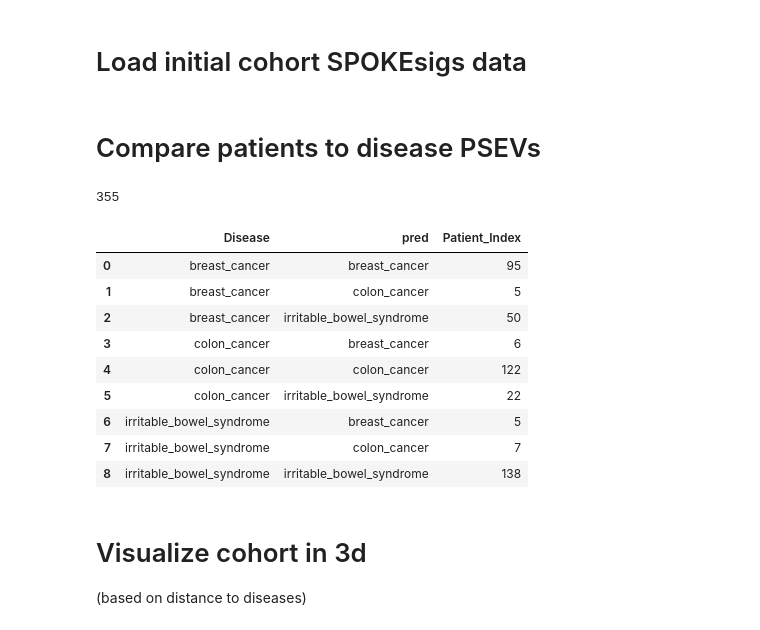
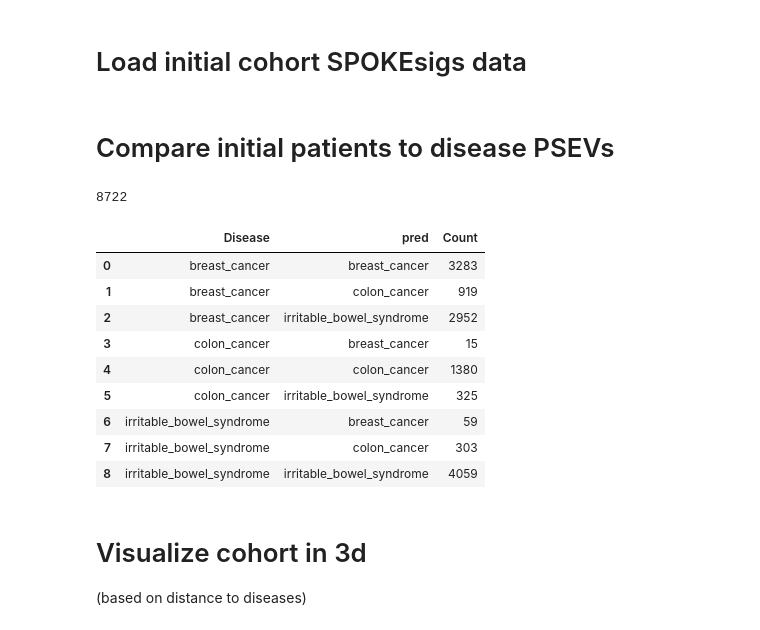
Before and after one commit to BaranziniLab/SPOKEsig-Workshop, a Jupyter notebook: code/patient_spoke_sig_analysis.ipynb, the cells around one changed output. Drawn from its saved outputs; the diff is of its cells as text; code cells hidden in the pictures.

```diff
--- a/code/patient_spoke_sig_analysis.ipynb
+++ b/code/patient_spoke_sig_analysis.ipynb
@@ -53,7 +47,5 @@ loading Disease PSEVs for workshop ...
 # Load initial cohort
 # %%
 example_cohort = pd.read_csv(int_cohort_filename, sep='\t', header=0, index_col=False)
-example_cohort.loc[:,'label'] = example_cohort.Disease.map(dict(zip(diseases, np.arange(len(diseases)))))
-example_cohort = example_cohort.replace(dict(zip(diseases, disease_names)))
 example_cohort.head()
 # %% [output]
@@ -82,27 +68,0 @@ example_cohort.head()
-# %%
-def load_or_make_spokesig_mean_std_dist(node_info_df, example_cohort, diseases, disease_names, load_data=True):
-    if load_data == False:
-        # load spoke sigs
-        spoke_sigs = np.load(int_spoke_sig_filename, allow_pickle=False)
-        mean_sig = np.mean(spoke_sigs, axis=0)
-        # get mean of SPOKEsigs
-        np.save(mean_sig_file, mean_sig, allow_pickle=False)
-        # get std of SPOKEsigs
-        std_sig = np.std(spoke_sigs, axis=0)
-        np.save(std_sig_file, std_sig, allow_pickle=False)
-        # convert to z score (saving mean and std)
-        spoke_sigs = np.nan_to_num((spoke_sigs-mean_sig)/std_sig)
-        # create distance matrix
-        patient_to_disease_dist = cdist(spoke_sigs, psev_matrix, metric='cosine')
-        np.save(patient_to_disease_dist_file, patient_to_disease_dist, allow_pickle=False)
-        # mean node value per disease
-        mean_node_val_df = node_info_df.drop_duplicates()
-        for disease, name in zip(diseases, disease_names):
-            mean_node_val_df.loc[:,name] = np.mean(spoke_sigs[example_cohort[example_cohort.Disease==disease].Patient_Index.values], axis=0)
-        del spoke_sigs
-        mean_node_val_df.to_csv('mean_node_val_df.tsv', sep='\t', header=True, index=False)
-    else:
-        mean_sig = np.load(mean_sig_file, allow_pickle=False)
-        std_sig = np.load(std_sig_file, allow_pickle=False)
-        patient_to_disease_dist = np.load(patient_to_disease_dist_file, allow_pickle=False)
-    return mean_sig, std_sig, patient_to_disease_dist
@@ -109,31 +76,32 @@ def load_or_make_spokesig_mean_std_dist(node_info_df, example_cohort, diseases,
 # %% [markdown]
 # Load initial cohort SPOKEsigs data
 # %%
-mean_sig, std_sig, patient_to_disease_dist = load_or_make_spokesig_mean_std_dist(node_info_df, example_cohort, diseases, disease_names, load_data=True)
+from mapping_functions import load_or_make_spokesig_mean_std_dist
+mean_sig, std_sig, patient_to_disease_dist = load_or_make_spokesig_mean_std_dist(node_info_df, example_cohort, diseases, disease_names, data_path, load_data=True)
 # %% [markdown]
-# Compare patients to disease PSEVs
+# Compare initial patients to disease PSEVs
 # %%
-# find closest disease to patient
+# find closest disease to patient in initial cohort
 best_match = np.array(np.array(disease_names)[np.argmin(patient_to_disease_dist, axis=1)])
 print(np.sum(example_cohort.Disease.values==best_match))
 #
 # check if closest disease is correct
 example_cohort.loc[:,'pred'] = best_match
 example_cohort.loc[:,'match_correct'] = example_cohort.Disease.values == example_cohort.pred.values
-match_stats_df = example_cohort[['Patient_Index', 'Disease', 'pred']].groupby(['Disease','pred']).count().reset_index()
+match_stats_df = example_cohort[['Patient_Index', 'Disease', 'pred']].groupby(['Disease','pred']).count().reset_index().rename(columns={'Patient_Index':'Count'})
 match_stats_df
 # %% [output]
-355
+8722
-|  | Disease | pred | Patient_Index |
-| 0 | breast_cancer | breast_cancer | 95 |
-| 1 | breast_cancer | colon_cancer | 5 |
-| 2 | breast_cancer | irritable_bowel_syndrome | 50 |
-| 3 | colon_cancer | breast_cancer | 6 |
-| 4 | colon_cancer | colon_cancer | 122 |
-| 5 | colon_cancer | irritable_bowel_syndrome | 22 |
-| 6 | irritable_bowel_syndrome | breast_cancer | 5 |
-| 7 | irritable_bowel_syndrome | colon_cancer | 7 |
-| 8 | irritable_bowel_syndrome | irritable_bowel_syndrome | 138 |
+|  | Disease | pred | Count |
+| 0 | breast_cancer | breast_cancer | 3283 |
+| 1 | breast_cancer | colon_cancer | 919 |
+| 2 | breast_cancer | irritable_bowel_syndrome | 2952 |
+| 3 | colon_cancer | breast_cancer | 15 |
+| 4 | colon_cancer | colon_cancer | 1380 |
+| 5 | colon_cancer | irritable_bowel_syndrome | 325 |
+| 6 | irritable_bowel_syndrome | breast_cancer | 59 |
+| 7 | irritable_bowel_syndrome | colon_cancer | 303 |
+| 8 | irritable_bowel_syndrome | irritable_bowel_syndrome | 4059 |
 # %% [markdown]
 # Visualize cohort in 3d
 (based on distance to diseases)
```
Also changed, not shown: parts of 25 cells of this notebook, 1 other file.
